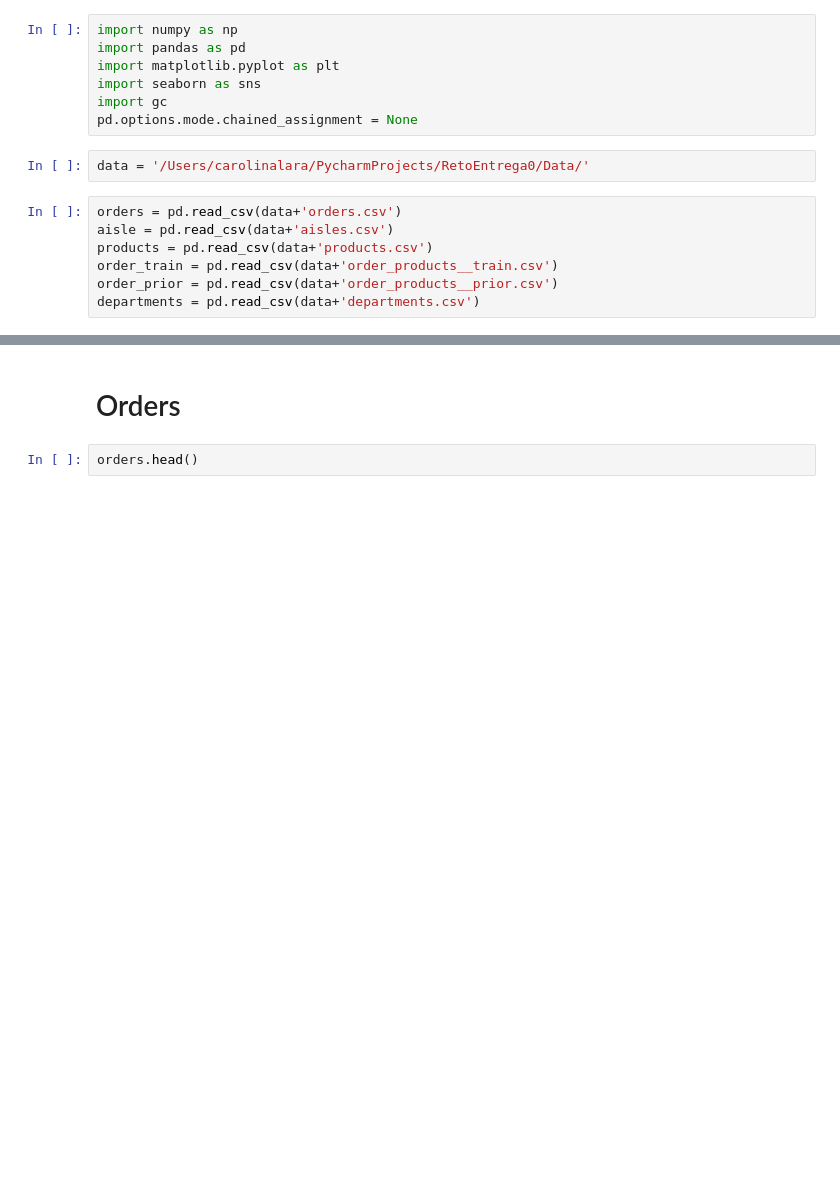
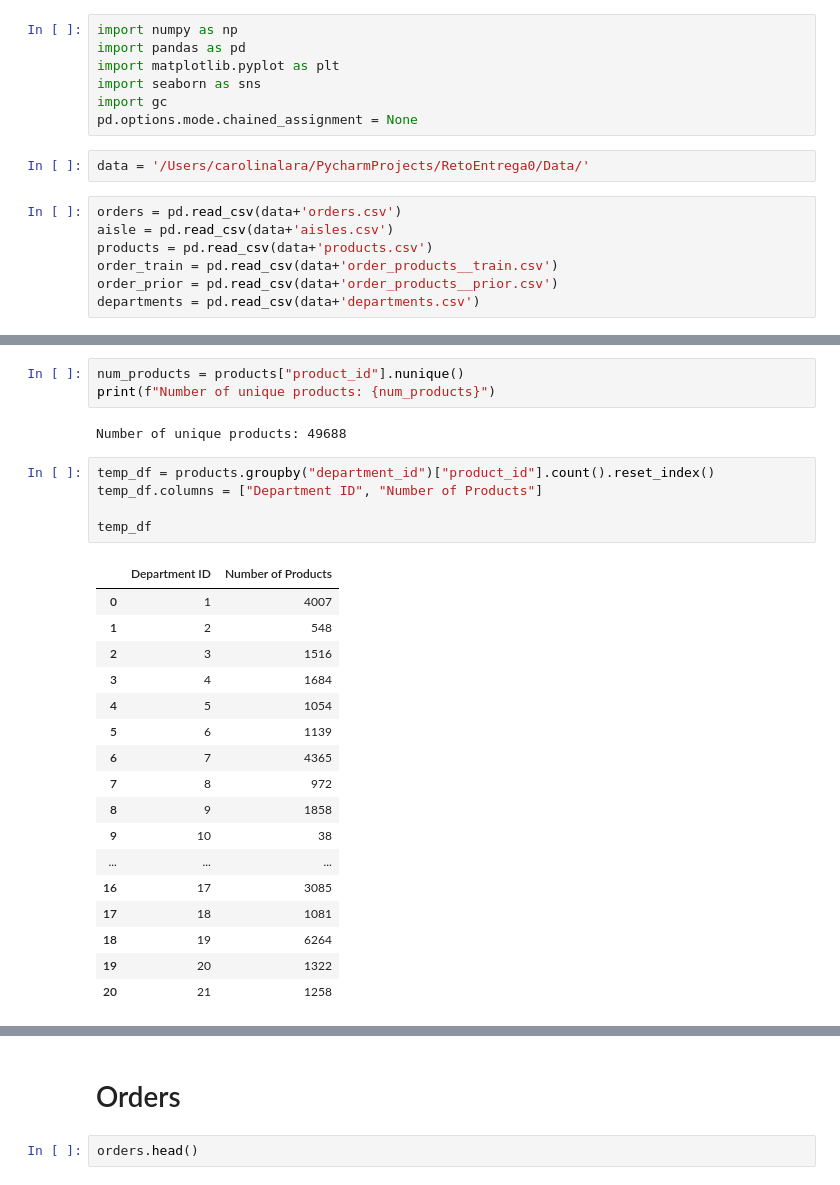
Before and after one commit to carotopia/Market-Basket-Analysis, a Jupyter notebook: DataAnalysis.ipynb, the cells around one changed output, grey strips where cells are left out. Drawn from its saved outputs; the diff is of its cells as text; blank space fills up the shorter version.

```diff
--- a/DataAnalysis.ipynb
+++ b/DataAnalysis.ipynb
@@ -18,0 +84,28 @@ departments = pd.read_csv(data+'departments.csv')
+# %%
+num_products = products["product_id"].nunique()
+print(f"Number of unique products: {num_products}")
+# %% [output]
+Number of unique products: 49688
+# %%
+temp_df = products.groupby("department_id")["product_id"].count().reset_index()
+temp_df.columns = ["Department ID", "Number of Products"]
+
+temp_df
+# %% [output]
+|  | Department ID | Number of Products |
+| 0 | 1 | 4007 |
+| 1 | 2 | 548 |
+| 2 | 3 | 1516 |
+| 3 | 4 | 1684 |
+| 4 | 5 | 1054 |
+| 5 | 6 | 1139 |
+| 6 | 7 | 4365 |
+| 7 | 8 | 972 |
+| 8 | 9 | 1858 |
+| 9 | 10 | 38 |
+| ... | ... | ... |
+| 16 | 17 | 3085 |
+| 17 | 18 | 1081 |
+| 18 | 19 | 6264 |
+| 19 | 20 | 1322 |
+| 20 | 21 | 1258 |
```
Also changed, not shown: parts of 30 cells of this notebook.
